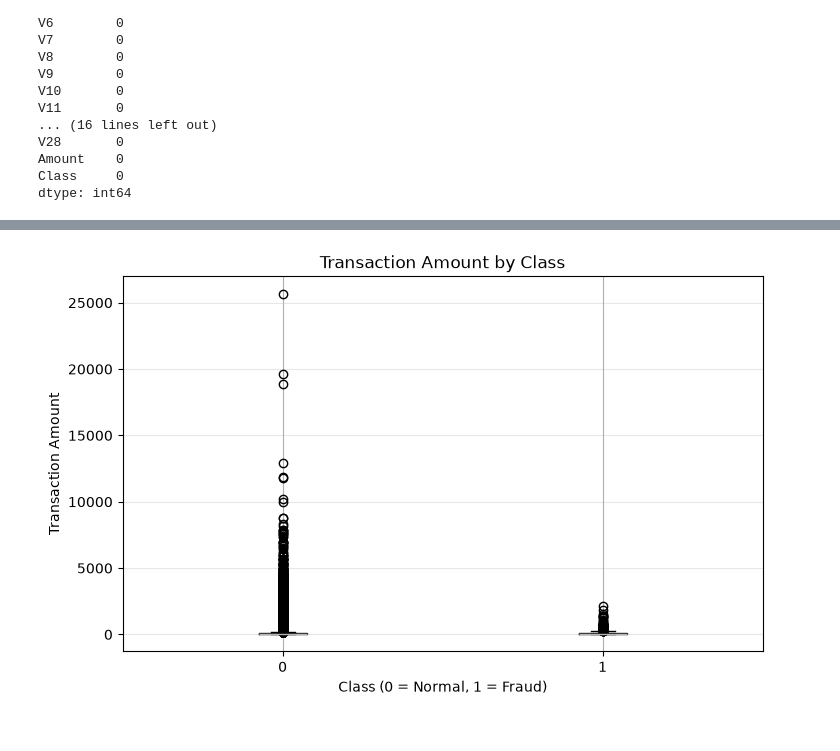
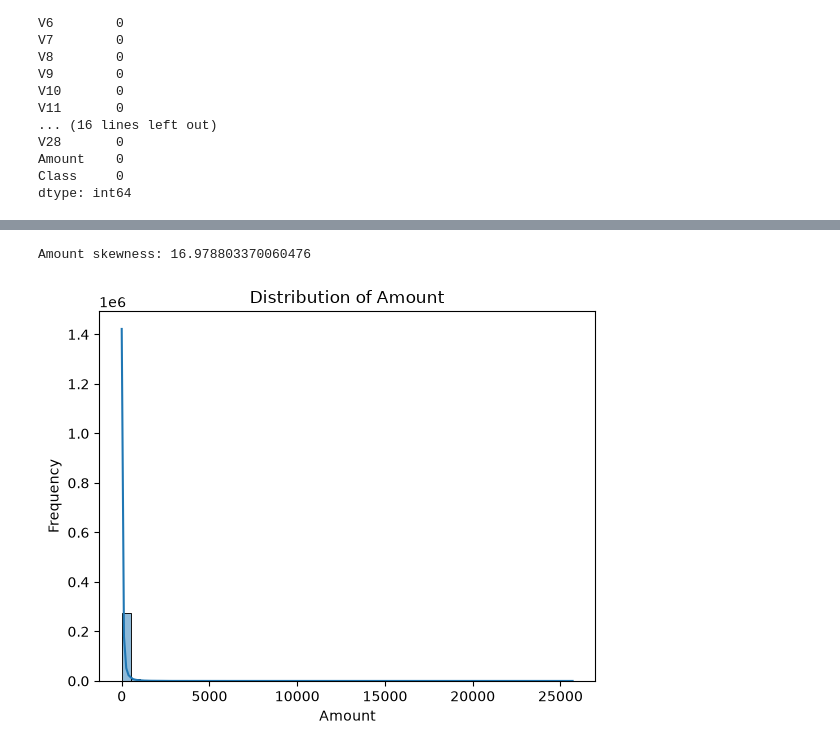
Before and after one commit to melikaroozbeh/Credit-Card-Fraud, a Jupyter notebook: Credit Card Fraud Detection.ipynb, the cells around one changed output, grey strips where cells are left out. Drawn from its saved outputs; the diff is of its cells as text; code cells hidden in the pictures.

```diff
--- a/Credit Card Fraud Detection.ipynb
+++ b/Credit Card Fraud Detection.ipynb
@@ -128,13 +152,15 @@ Name: Amount, dtype: float64
 # %%
-ds.boxplot(column='Amount', by='Class', figsize=(8, 5))
+# Calculate the skewness of the Amount feature.
+print("Amount skewness:", ds["Amount"].skew())
 
-plt.title('Transaction Amount by Class')
-plt.suptitle('')
-plt.xlabel('Class (0 = Normal, 1 = Fraud)')
-plt.ylabel('Transaction Amount')
-plt.grid(axis='y', alpha=0.3)
+# Visualize the distribution with a density estimate.
+sns.histplot(ds["Amount"], bins=50, kde=True)
 
+plt.title("Distribution of Amount")
+plt.xlabel("Amount")
+plt.ylabel("Frequency")
 plt.show()
 # %% [output]
+Amount skewness: 16.978803370060476
-[figure, old version]
+[figure, new version]
 # %%
```
Also changed, not shown: parts of 70 cells of this notebook.
